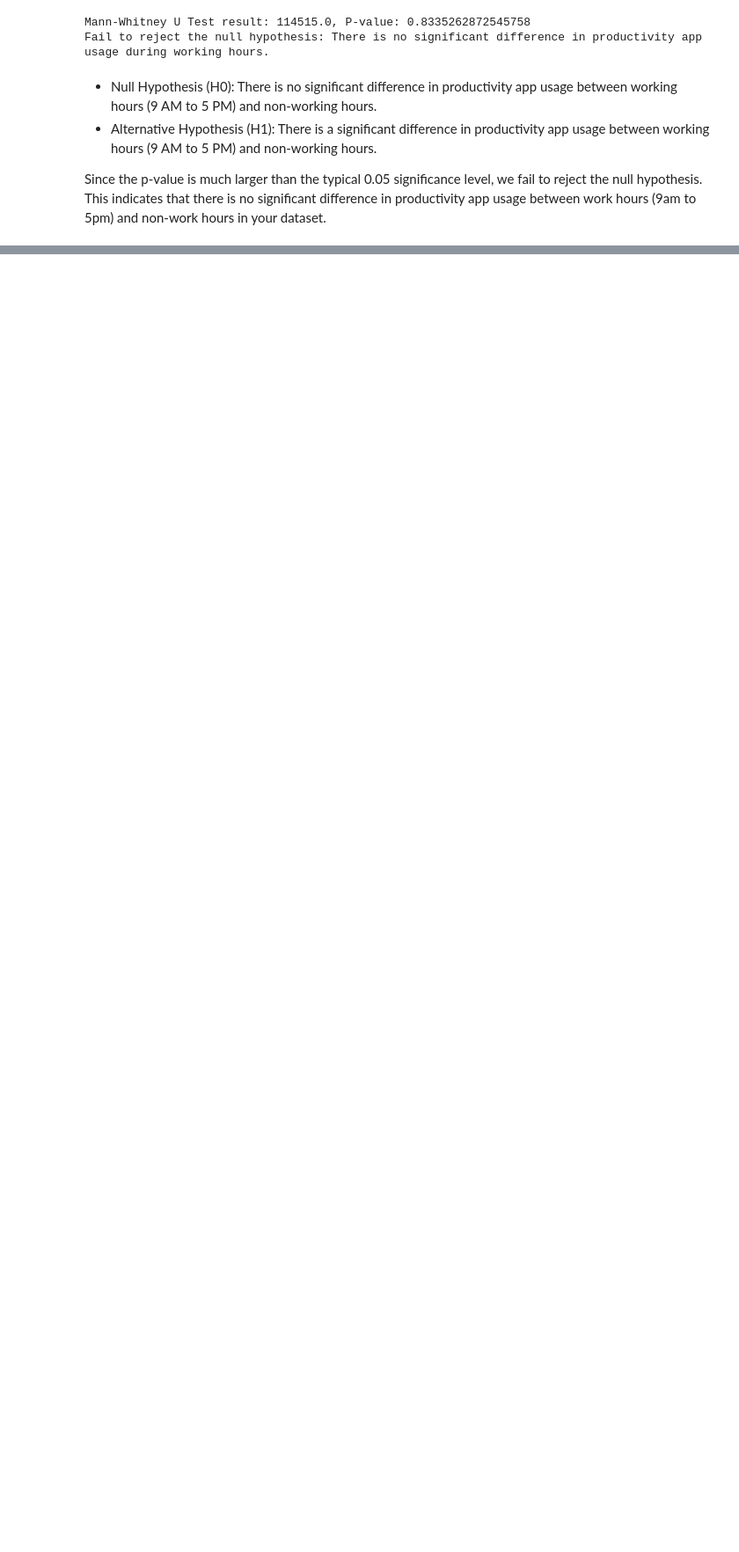
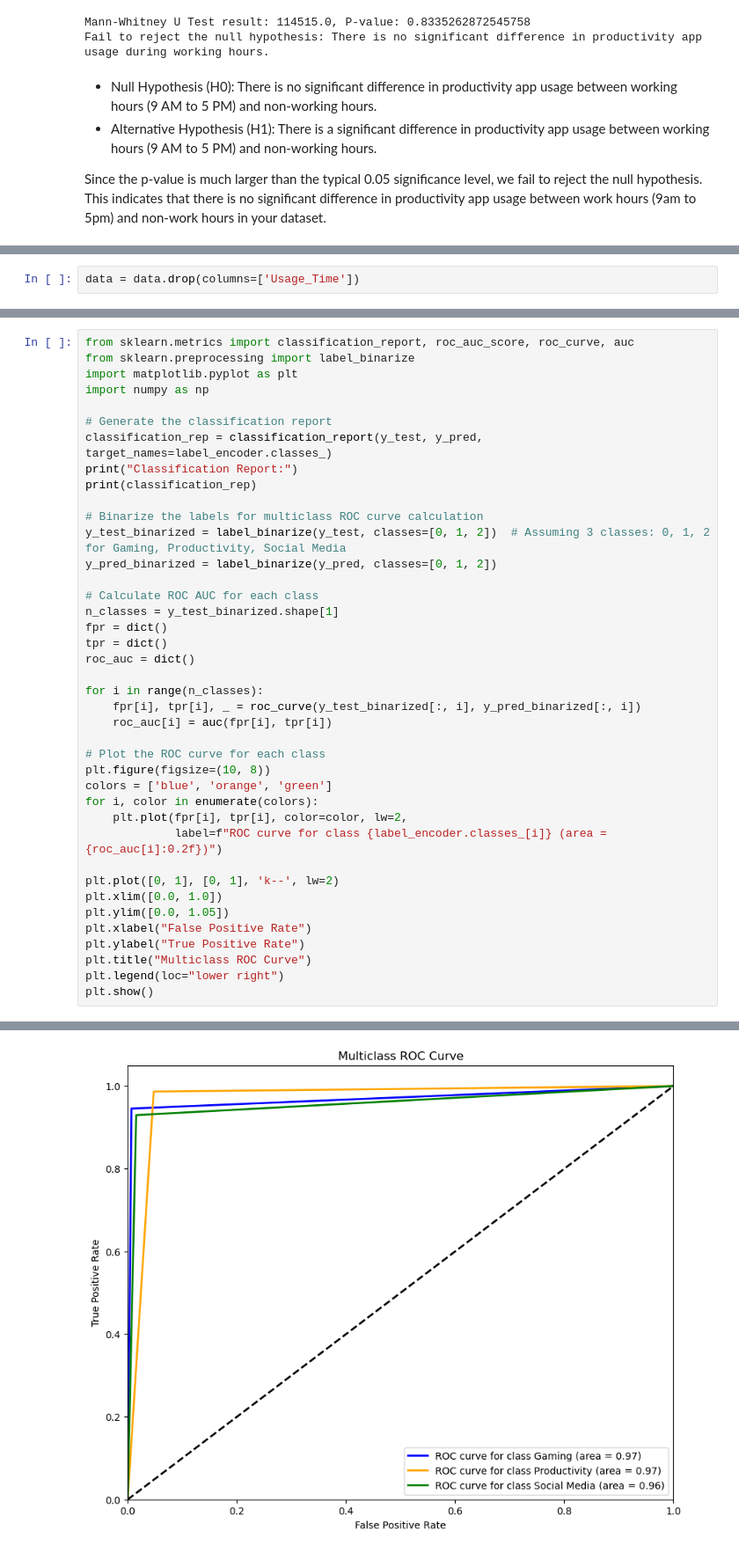
Before and after one commit to ElifSurucu/Understanding-Mobile-Usage-Trends, a Jupyter notebook: Notebooks/Modeling_Notebook.ipynb, the cells around one changed output, grey strips where cells are left out. Shown: that part at 88% size. Cells and saved outputs as stored; diff of their text form; blank space fills up the shorter version.

```diff
--- a/Analysis_Notebook.ipynb
+++ b/Notebooks/Modeling_Notebook.ipynb
@@ -788,0 +807,2 @@ Since the p-value is much larger than the typical 0.05 significance level, we fa
+# %%
+data = data.drop(columns=['Usage_Time'])
@@ -788,0 +903,41 @@ Since the p-value is much larger than the typical 0.05 significance level, we fa
+# %%
+from sklearn.metrics import classification_report, roc_auc_score, roc_curve, auc
+from sklearn.preprocessing import label_binarize
+import matplotlib.pyplot as plt
+import numpy as np
+
+# Generate the classification report
+classification_rep = classification_report(y_test, y_pred, target_names=label_encoder.classes_)
+print("Classification Report:")
+print(classification_rep)
+
+# Binarize the labels for multiclass ROC curve calculation
+y_test_binarized = label_binarize(y_test, classes=[0, 1, 2])  # Assuming 3 classes: 0, 1, 2 for Gaming, Productivity, Social Media
+y_pred_binarized = label_binarize(y_pred, classes=[0, 1, 2])
+
+# Calculate ROC AUC for each class
+n_classes = y_test_binarized.shape[1]
+fpr = dict()
+tpr = dict()
+roc_auc = dict()
+
+for i in range(n_classes):
+    fpr[i], tpr[i], _ = roc_curve(y_test_binarized[:, i], y_pred_binarized[:, i])
+    roc_auc[i] = auc(fpr[i], tpr[i])
+
+# Plot the ROC curve for each class
+plt.figure(figsize=(10, 8))
+colors = ['blue', 'orange', 'green']
+for i, color in enumerate(colors):
+    plt.plot(fpr[i], tpr[i], color=color, lw=2,
+             label=f"ROC curve for class {label_encoder.classes_[i]} (area = {roc_auc[i]:0.2f})")
+
+plt.plot([0, 1], [0, 1], 'k--', lw=2)
+plt.xlim([0.0, 1.0])
+plt.ylim([0.0, 1.05])
+plt.xlabel("False Positive Rate")
+plt.ylabel("True Positive Rate")
+plt.title("Multiclass ROC Curve")
+plt.legend(loc="lower right")
+plt.show()
+# %% [output]
@@ -788,0 +954 @@ Since the p-value is much larger than the typical 0.05 significance level, we fa
+[figure, added]
```
Also changed, not shown: parts of 25 cells of this notebook, 2 other files.
